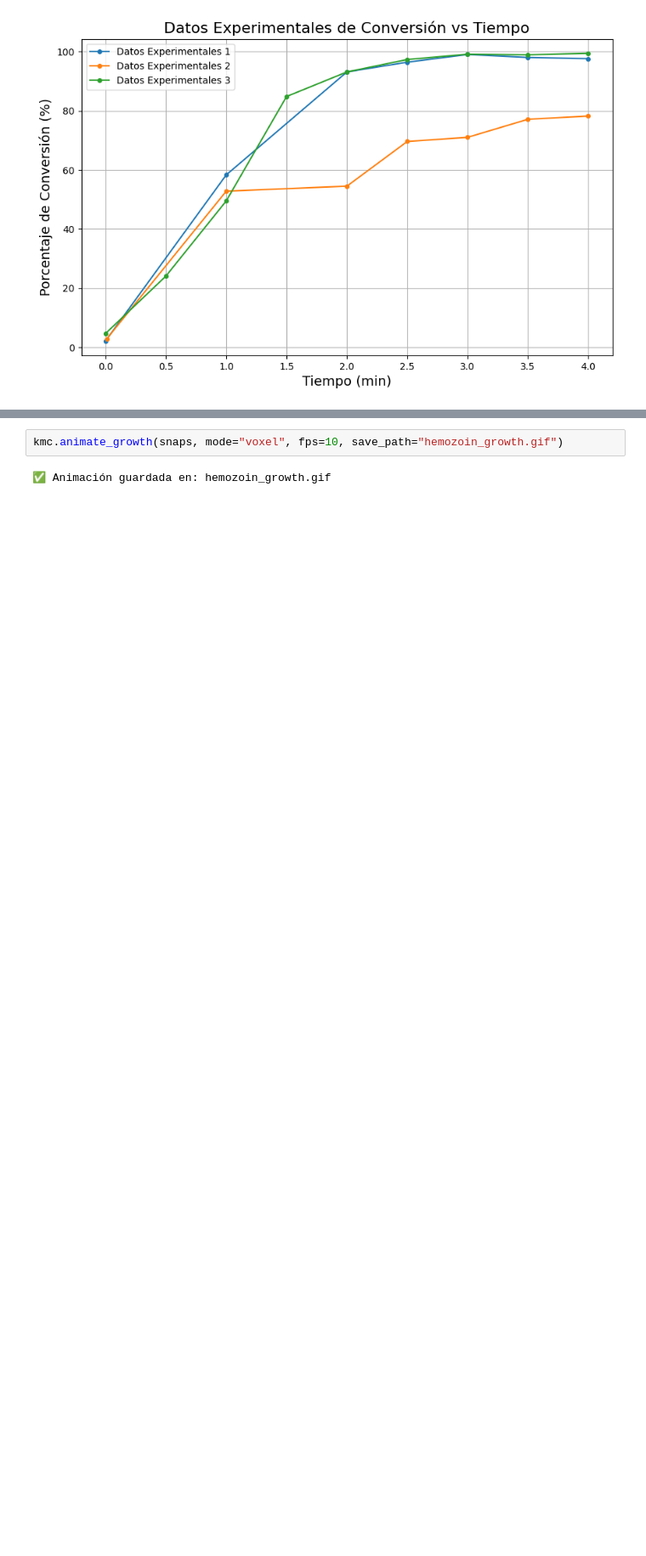
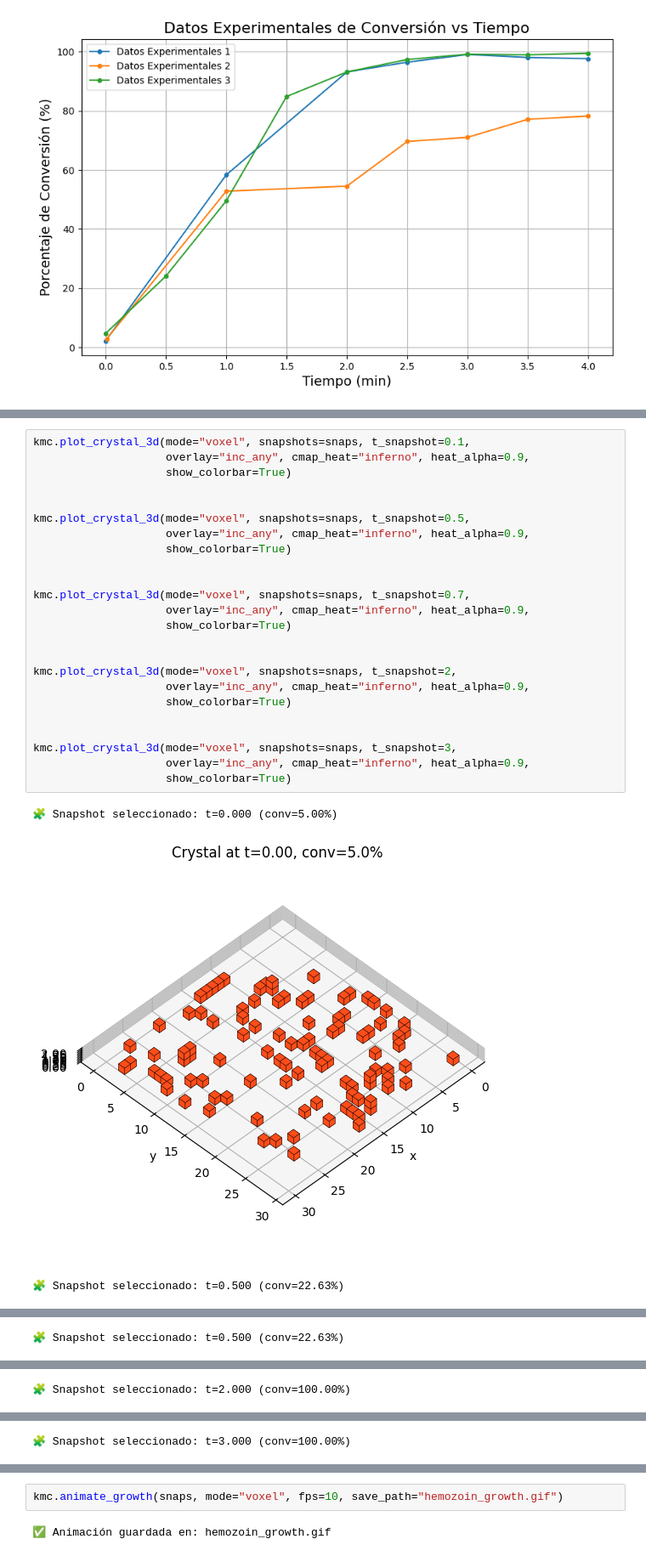
Before and after one commit to hernansalinas/00_TrabajoGradoGerman, a Jupyter notebook: Malaria/Codes/new_approx copy.ipynb, the cells around one changed output, grey strips where cells are left out. Shown at 85% size. Cells and saved outputs as stored; diff of their text form; blank space fills up the shorter version.

```diff
--- a/Malaria/Codes/new_approx copy.ipynb
+++ b/Malaria/Codes/new_approx copy.ipynb
@@ -532,0 +599,28 @@ plt.show()
+# %%
+kmc.plot_crystal_3d(mode="voxel", snapshots=snaps, t_snapshot=0.1,
+                    overlay="inc_any", cmap_heat="inferno", heat_alpha=0.9,
+                    show_colorbar=True)
+
+
+kmc.plot_crystal_3d(mode="voxel", snapshots=snaps, t_snapshot=0.5,
+                    overlay="inc_any", cmap_heat="inferno", heat_alpha=0.9,
+                    show_colorbar=True)
+
+
+kmc.plot_crystal_3d(mode="voxel", snapshots=snaps, t_snapshot=0.7,
+                    overlay="inc_any", cmap_heat="inferno", heat_alpha=0.9,
+                    show_colorbar=True)
+
+
+kmc.plot_crystal_3d(mode="voxel", snapshots=snaps, t_snapshot=2,
+                    overlay="inc_any", cmap_heat="inferno", heat_alpha=0.9,
+                    show_colorbar=True)
+
+
+kmc.plot_crystal_3d(mode="voxel", snapshots=snaps, t_snapshot=3,
+                    overlay="inc_any", cmap_heat="inferno", heat_alpha=0.9,
+                    show_colorbar=True)
+# %% [output]
+🧩 Snapshot seleccionado: t=0.000 (conv=5.00%)
+[figure, added]
+🧩 Snapshot seleccionado: t=0.500 (conv=22.63%)
@@ -532,0 +628 @@ plt.show()
+🧩 Snapshot seleccionado: t=0.500 (conv=22.63%)
@@ -532,0 +630 @@ plt.show()
+🧩 Snapshot seleccionado: t=2.000 (conv=100.00%)
@@ -532,0 +632 @@ plt.show()
+🧩 Snapshot seleccionado: t=3.000 (conv=100.00%)
```
Also changed, not shown: parts of 4 cells of this notebook, 5 other files.
